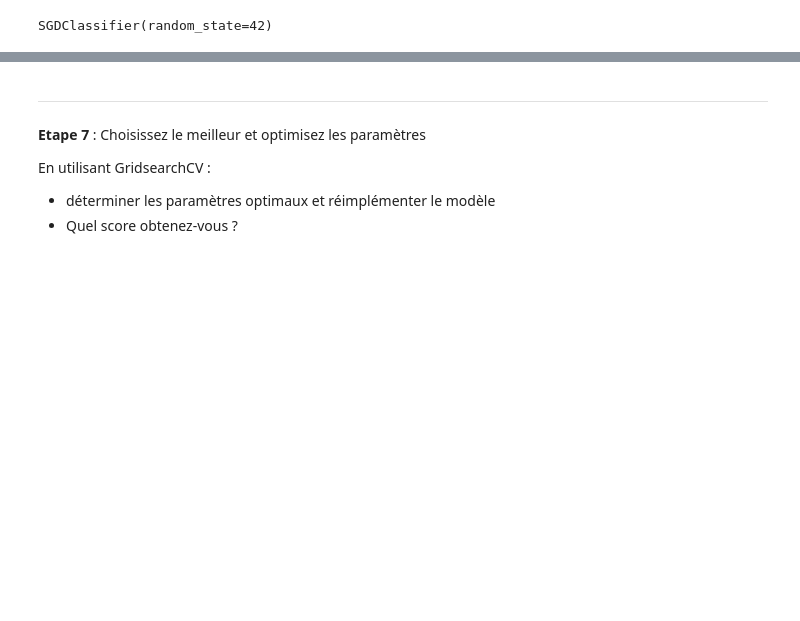
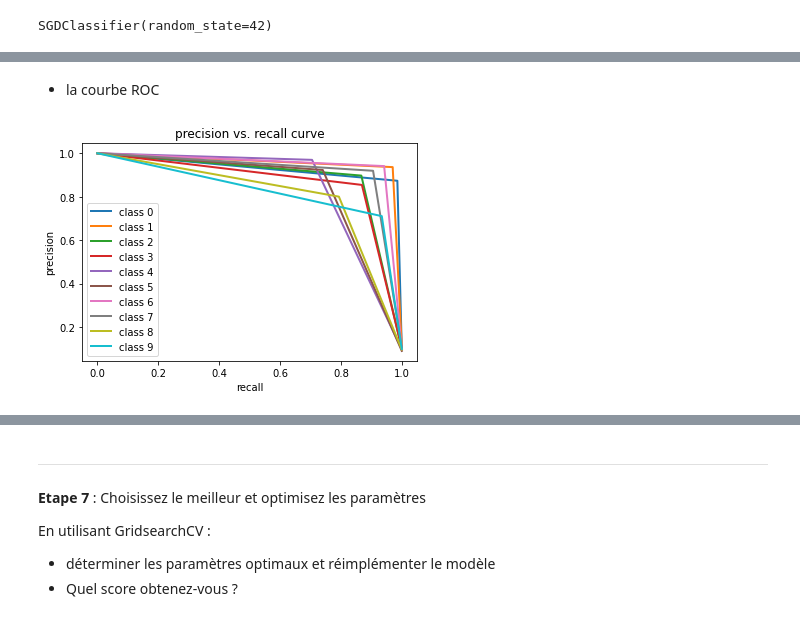
Before and after one commit to ericbertrand8686/Poste, a Jupyter notebook: Brief_poste.ipynb, the cells around one changed output, grey strips where cells are left out. Saved outputs shown, nothing was run; the diff lists cells and outputs as text; code cells hidden in the pictures; blank space fills up the shorter version.

```diff
--- a/Brief_poste.ipynb
+++ b/Brief_poste.ipynb
@@ -362,0 +416,25 @@ plt.show()
+# %% [markdown]
+-  la courbe ROC
+# %%
+# adapté de https://stackoverflow.com/questions/56090541/how-to-plot-precision-and-recall-of-multiclass-classifier
+# Comme la courbe ROC n'est pas adapté à une situation multiclasse on se ramène à un système de classes binaire
+# en 'binarisant' le label y on se retrouve avec 10 systèmes binaires, individuellement adapté à une courbe ROC.
+
+n_classes = len(set(y))
+Y_test = label_binarize(y_test, classes=[*range(n_classes)])
+Y_test_pred = label_binarize(y_test_pred, classes=[*range(n_classes)])
+
+# precision recall curve
+precision = {}
+recall = {}
+for i in range(n_classes):
+    precision[i], recall[i], _ = precision_recall_curve(Y_test[:, i], Y_test_pred[:, i])
+    plt.plot(recall[i], precision[i], lw=2, label='class {}'.format(i))
+
+plt.xlabel("recall")
+plt.ylabel("precision")
+plt.legend(loc="best")
+plt.title("precision vs. recall curve")
+plt.show()
+# %% [output]
+[figure, added]
```
Also changed, not shown: parts of 25 cells of this notebook.
